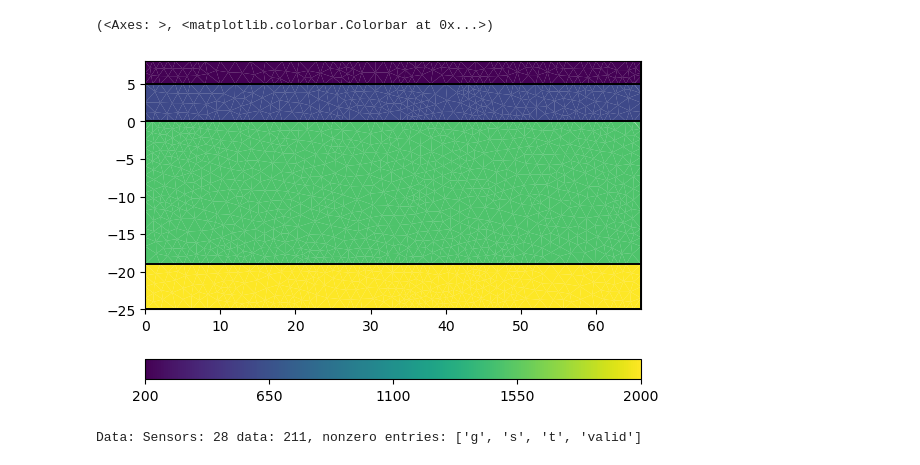
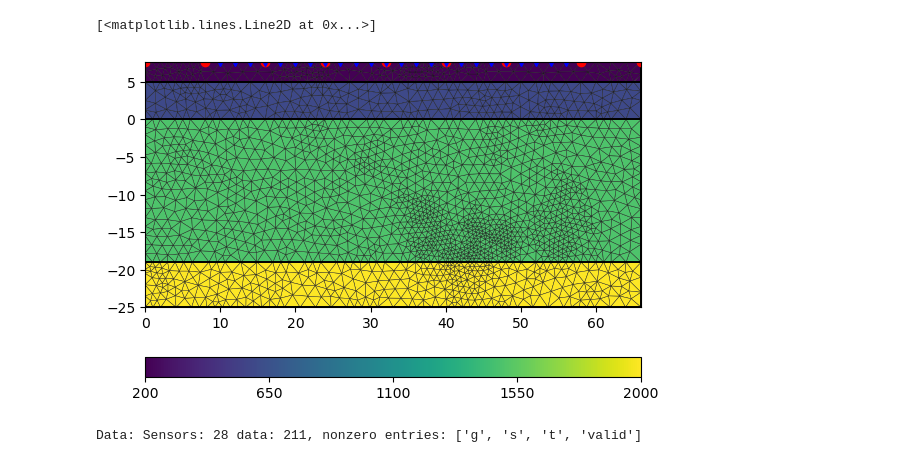
Before and after one commit to gimli-org/notebooks, a Jupyter notebook: issues/642/issue642.ipynb, the cells around one changed output. Cells and saved outputs as stored; diff of their text form; code cells hidden in the pictures.

```diff
--- a/issues/642/issue642.ipynb
+++ b/issues/642/issue642.ipynb
@@ -2,3 +3,21 @@
 import pygimli as pg
 import pygimli.meshtools as mt
 import pygimli.physics.traveltime as tt
+# %%
+left = 0; right = 66; depth = 25;
+geometry= mt.createWorld(start = [left, 7.7], end = [right, -depth], layers=[5, 0, -19]);
+
+nsensors = 24;
+sources = np.ones((9,2))*7.7;
+sources[:,0] = [0, 8, 16, 24, 32, 40, 48, 58, 66];
+geophones = np.ones((nsensors,2))*7.7;
+geophones[:,0] = np.linspace(10, 56, nsensors)
+#
+for pos in sources:
+    geometry.createNode(pos)
+for posGeo in geophones:
+    geometry.createNode(posGeo)
+#
+ax, _ = pg.show(geometry)
+ax.plot(sources[:,0],sources[:,1],'ro')
+ax.plot(geophones[:,0],geophones[:,1],'bv')
@@ -5,16 +27,17 @@ import pygimli.physics.traveltime as tt
 # %%
-left = 0; right = 66; depth = 25;
-geometry= mt.createWorld(start = [left, 8], end = [right, -depth], layers=[5, 0, -19]);
+
 meshVel = mt.createMesh(geometry, quality=34.3, area=1.5, smooth=True);
 # pg.show(meshVel, markers=True)
 velMap = [[1, 200], [2, 600], [3, 1500], [4, 2000]];
 # vel = pg.solver.parseMapToCellArray(velMap, meshVel)
 vel = meshVel.populate("vel", velMap)
 meshVel.setCellMarkers(pg.Vector(meshVel.cellCount()))
-pg.show(meshVel, vel)
+ax, cb = pg.show(meshVel, vel, showMesh=True)
+ax.plot(sources[:,0],sources[:,1],'ro')
+ax.plot(geophones[:,0],geophones[:,1],'bv')
 # %% [output]
-(<Axes: >, <matplotlib.colorbar.Colorbar at 0x...>)
+[<matplotlib.lines.Line2D at 0x...>]
-[figure, old version]
+[figure, new version]
 # %%
 # meshVel["marker"] = 0
 # %%
```
Also changed, not shown: parts of 11 cells of this notebook, 1 other file.
